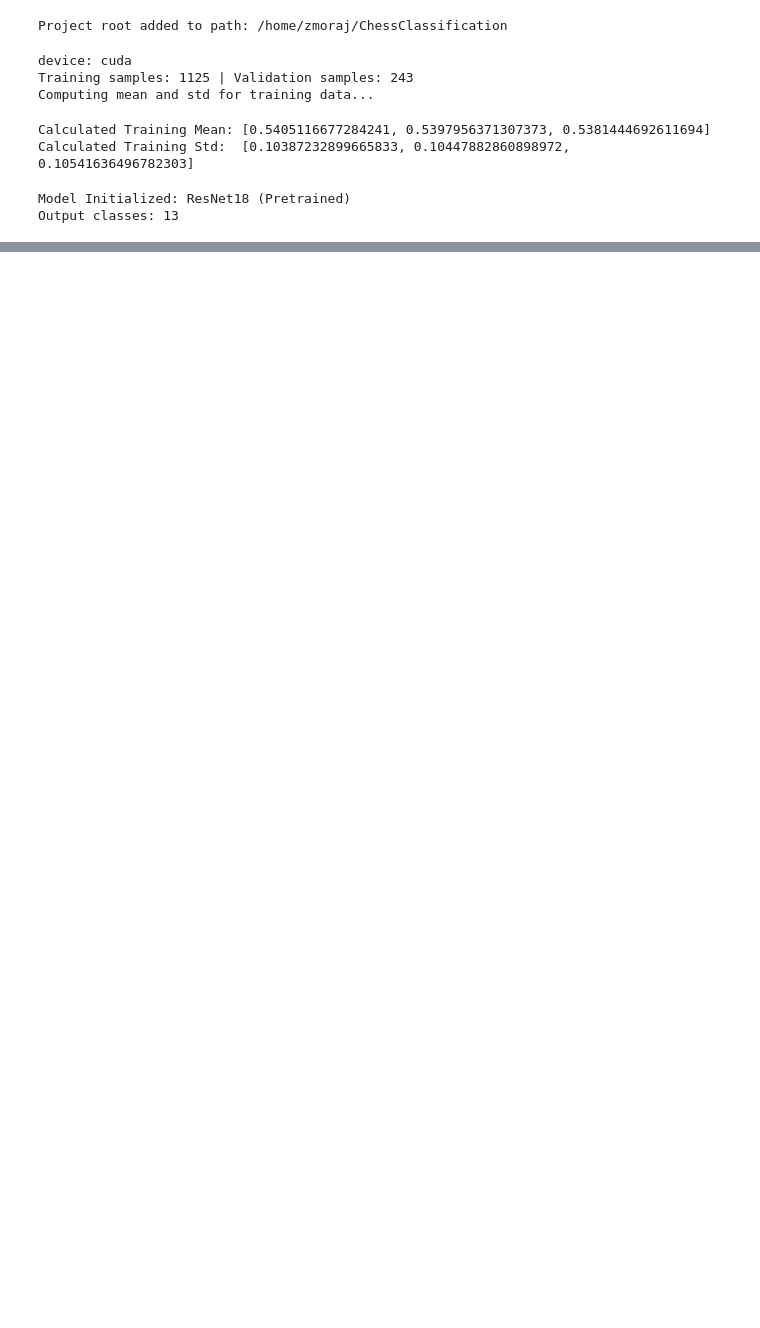
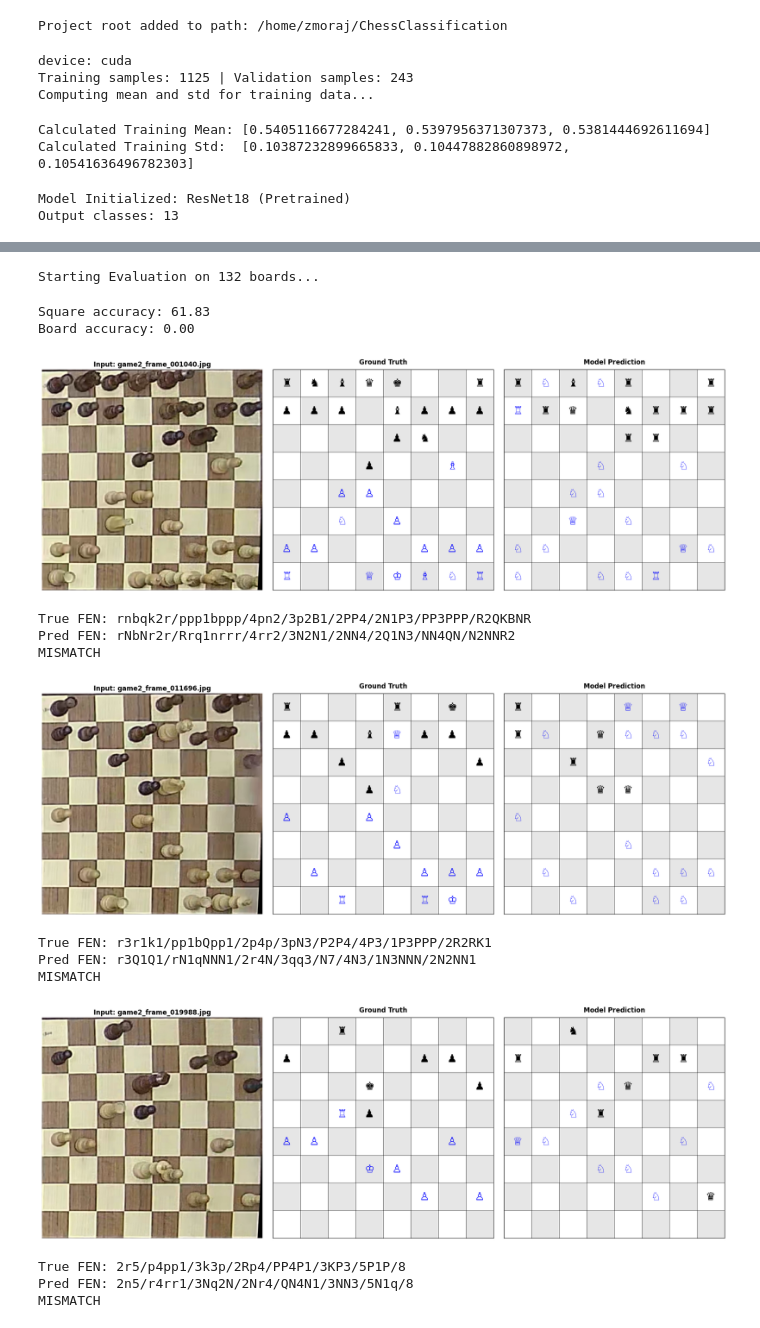
Before and after one commit to JonathanZmora/ChessClassification, a Jupyter notebook: src/notebooks/baseline.ipynb, the cells around one changed output, grey strips where cells are left out. Drawn from its saved outputs; the diff is of its cells as text; code cells hidden in the pictures; blank space fills up the shorter version.

```diff
--- a/src/notebooks/baseline.ipynb
+++ b/src/notebooks/baseline.ipynb
@@ -170,0 +170,29 @@ MISMATCH
+# %%
+# Evaluation on real test data
+
+square_acc, board_acc = evaluate(best_model, test_real_loader, device)
+
+print(f"Square accuracy: {square_acc:.2f}")
+print(f"Board accuracy: {board_acc:.2f}")
+# %% [output]
+Starting Evaluation on 132 boards...
+Square accuracy: 61.83
+Board accuracy: 0.00
+# %%
+# Visualizing model outputs
+
+test_real_dataset.return_fen = True
+visualize_test_samples(model, test_real_dataset, num_samples=3, device=device)
+# %% [output]
+[figure, added]
+True FEN: rnbqk2r/ppp1bppp/4pn2/3p2B1/2PP4/2N1P3/PP3PPP/R2QKBNR
+Pred FEN: rNbNr2r/Rrq1nrrr/4rr2/3N2N1/2NN4/2Q1N3/NN4QN/N2NNR2
+MISMATCH
+[figure, added]
+True FEN: r3r1k1/pp1bQpp1/2p4p/3pN3/P2P4/4P3/1P3PPP/2R2RK1
+Pred FEN: r3Q1Q1/rN1qNNN1/2r4N/3qq3/N7/4N3/1N3NNN/2N2NN1
+MISMATCH
+[figure, added]
+True FEN: 2r5/p4pp1/3k3p/2Rp4/PP4P1/3KP3/5P1P/8
+Pred FEN: 2n5/r4rr1/3Nq2N/2Nr4/QN4N1/3NN3/5N1q/8
+MISMATCH
```
Also changed, not shown: parts of 4 cells of this notebook.
